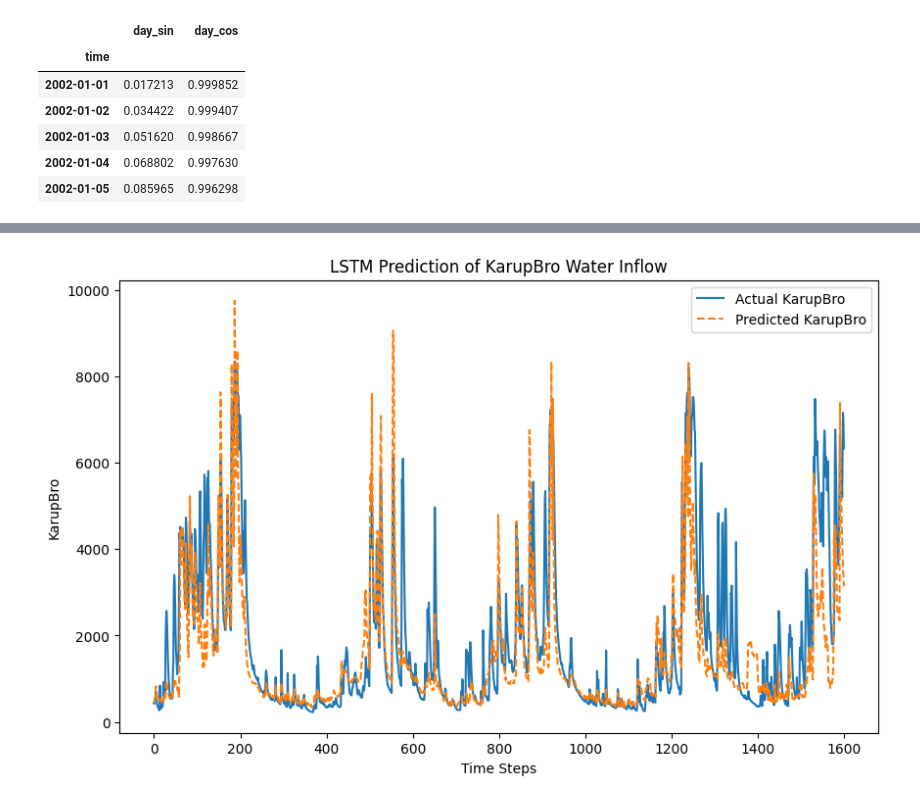
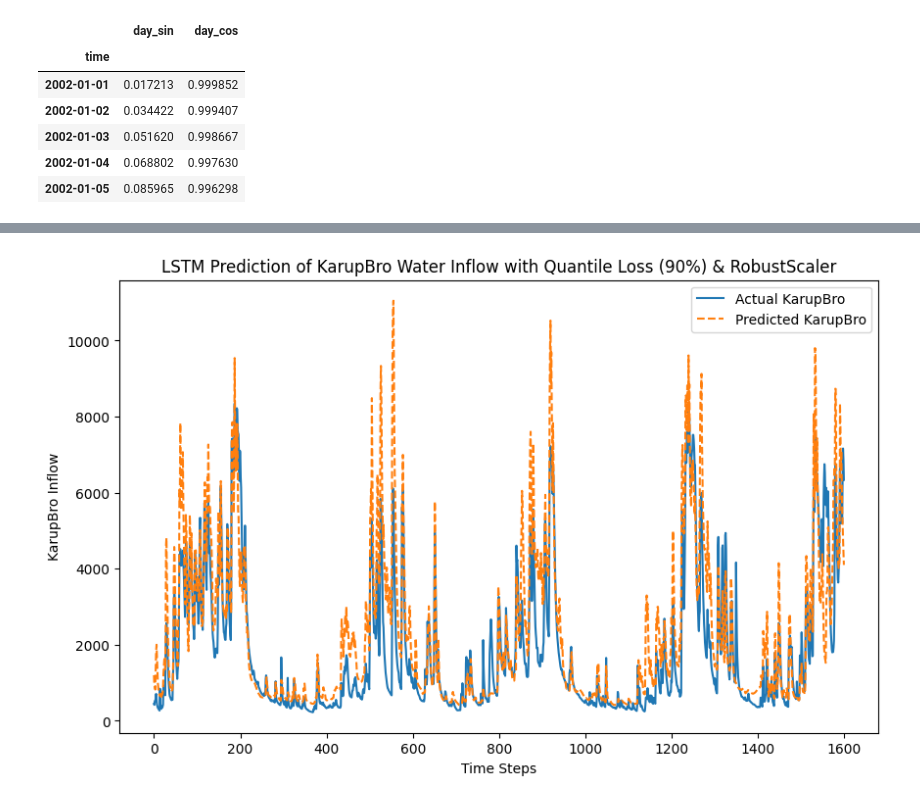
Before and after one commit to nicolaigarder/Forecasting-water-inflow, a Jupyter notebook: LSTM.ipynb, the cells around one changed output, grey strips where cells are left out. Drawn from its saved outputs; the diff is of its cells as text; code cells hidden in the pictures.

Commit message:
focusing on extreme values - RobustScaler and 90% Quantile

```diff
--- a/LSTM.ipynb
+++ b/LSTM.ipynb
@@ -171,16 +194,21 @@ Epoch 50/50
 # %%
 # Predict on test data
 y_pred = model.predict(X_test)
-y_test_inverse = scaler_y.inverse_transform(y_test)
+
+# Ensure predictions are reshaped properly
+y_pred = y_pred.reshape(-1, 1)
+
+# Inverse transform using the same scaler
+y_test_inverse = scaler_y.inverse_transform(y_test.reshape(-1, 1))
 y_pred_inverse = scaler_y.inverse_transform(y_pred)
 
-# Plot actual vs predicted values
+# Plot Actual vs Predicted Values
 plt.figure(figsize=(10, 6))
 plt.plot(y_test_inverse, label="Actual KarupBro")
 plt.plot(y_pred_inverse, label="Predicted KarupBro", linestyle="dashed")
 plt.xlabel("Time Steps")
-plt.ylabel("KarupBro")
-plt.title("LSTM Prediction of KarupBro Water Inflow")
+plt.ylabel("KarupBro Inflow")
+plt.title("LSTM Prediction of KarupBro Water Inflow with Quantile Loss (90%) & RobustScaler")
 plt.legend()
 plt.show()
 # %% [output]
@@ -188 +216 @@ plt.show()
-[figure, old version]
+[figure, new version]
```
Also changed, not shown: parts of 3 cells of this notebook, 2 other files.
